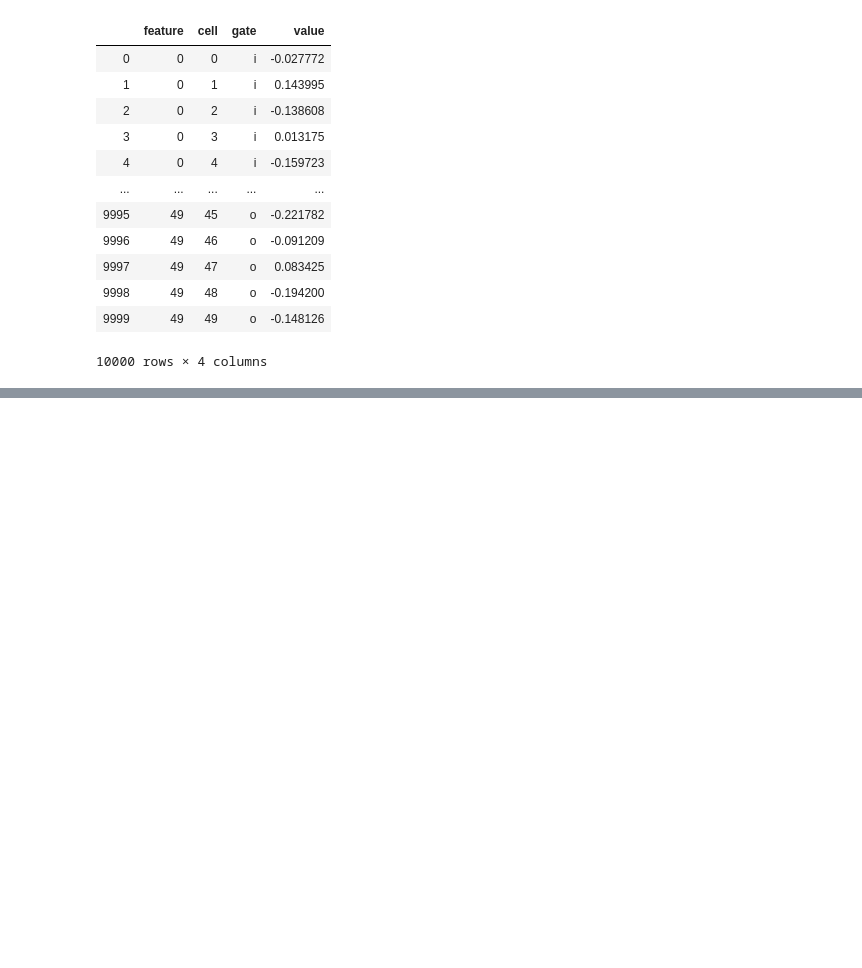
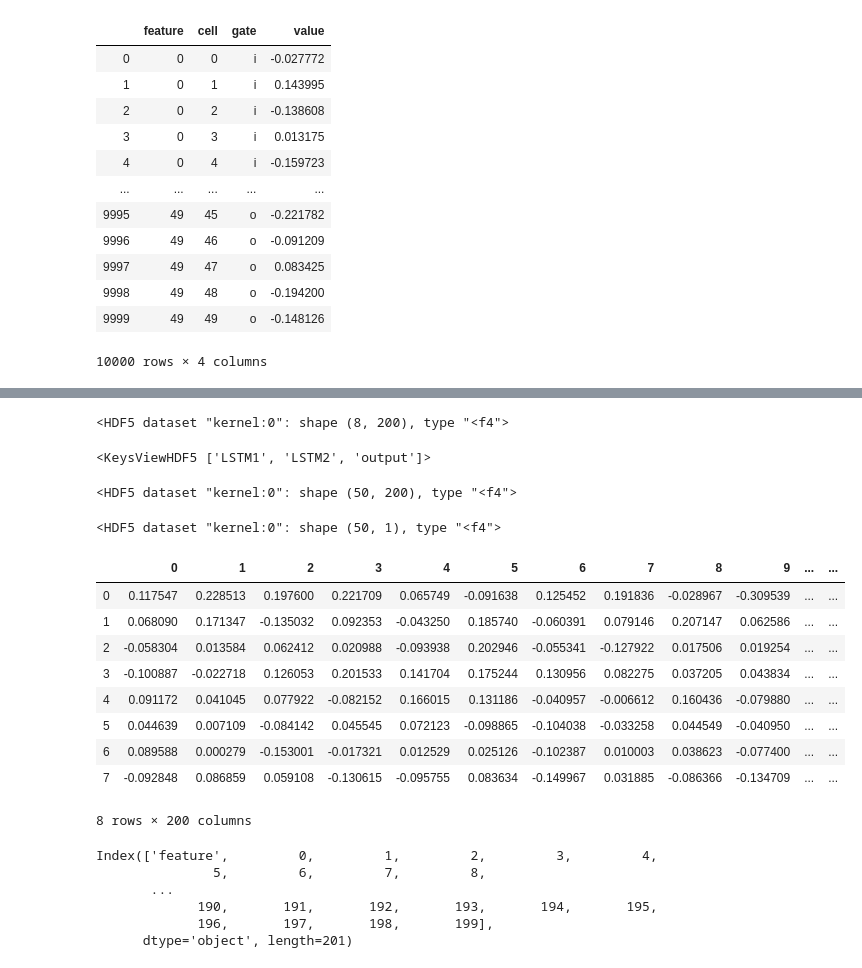
Before and after one commit to gj0706/my_research, a Jupyter notebook: neural_network/data_process.ipynb, the cells around one changed output, grey strips where cells are left out. Saved outputs shown, nothing was run; the diff lists cells and outputs as text; code cells hidden in the pictures; blank space fills up the shorter version.

```diff
--- a/neural_network/data_process.ipynb
+++ b/neural_network/data_process.ipynb
@@ -256,0 +240,2 @@ w2_melt.to_json('data/w2_melt.json',orient='records')
+# %%
+f = h5py.File('weights002.hdf5','r')
@@ -256,0 +246,32 @@ w2_melt.to_json('data/w2_melt.json',orient='records')
+# %%
+first_layer= f['model_weights/LSTM1/LSTM1_2/kernel:0']
+first_layer
+# %% [output]
+<HDF5 dataset "kernel:0": shape (8, 200), type "<f4">
+# %%
+f['model_weights/'].keys()
+# %% [output]
+<KeysViewHDF5 ['LSTM1', 'LSTM2', 'output']>
+# %%
+f['model_weights/LSTM2/LSTM2_2/kernel:0']
+# %% [output]
+<HDF5 dataset "kernel:0": shape (50, 200), type "<f4">
+# %%
+f['model_weights/output/output_2/kernel:0']
+# %% [output]
+<HDF5 dataset "kernel:0": shape (50, 1), type "<f4">
+# %%
+d = pd.DataFrame(np.array(first_layer))
+# %%
+d
+# %% [output]
+|  | 0 | 1 | 2 | 3 | 4 | 5 | 6 | 7 | 8 | 9 | ... | ... |
+| 0 | 0.117547 | 0.228513 | 0.197600 | 0.221709 | 0.065749 | -0.091638 | 0.125452 | 0.191836 | -0.028967 | -0.309539 | ... | ... |
+| 1 | 0.068090 | 0.171347 | -0.135032 | 0.092353 | -0.043250 | 0.185740 | -0.060391 | 0.079146 | 0.207147 | 0.062586 | ... | ... |
+| 2 | -0.058304 | 0.013584 | 0.062412 | 0.020988 | -0.093938 | 0.202946 | -0.055341 | -0.127922 | 0.017506 | 0.019254 | ... | ... |
+| 3 | -0.100887 | -0.022718 | 0.126053 | 0.201533 | 0.141704 | 0.175244 | 0.130956 | 0.082275 | 0.037205 | 0.043834 | ... | ... |
+| 4 | 0.091172 | 0.041045 | 0.077922 | -0.082152 | 0.166015 | 0.131186 | -0.040957 | -0.006612 | 0.160436 | -0.079880 | ... | ... |
+| 5 | 0.044639 | 0.007109 | -0.084142 | 0.045545 | 0.072123 | -0.098865 | -0.104038 | -0.033258 | 0.044549 | -0.040950 | ... | ... |
+| 6 | 0.089588 | 0.000279 | -0.153001 | -0.017321 | 0.012529 | 0.025126 | -0.102387 | 0.010003 | 0.038623 | -0.077400 | ... | ... |
+| 7 | -0.092848 | 0.086859 | 0.059108 | -0.130615 | -0.095755 | 0.083634 | -0.149967 | 0.031885 | -0.086366 | -0.134709 | ... | ... |
+8 rows × 200 columns
@@ -256,0 +287,9 @@ w2_melt.to_json('data/w2_melt.json',orient='records')
+# %%
+d.columns
+# %% [output]
+Index(['feature',         0,         1,         2,         3,         4,
+               5,         6,         7,         8,
+       ...
+             190,       191,       192,       193,       194,       195,
+             196,       197,       198,       199],
+      dtype='object', length=201)
```
Also changed, not shown: parts of 23 cells of this notebook.
